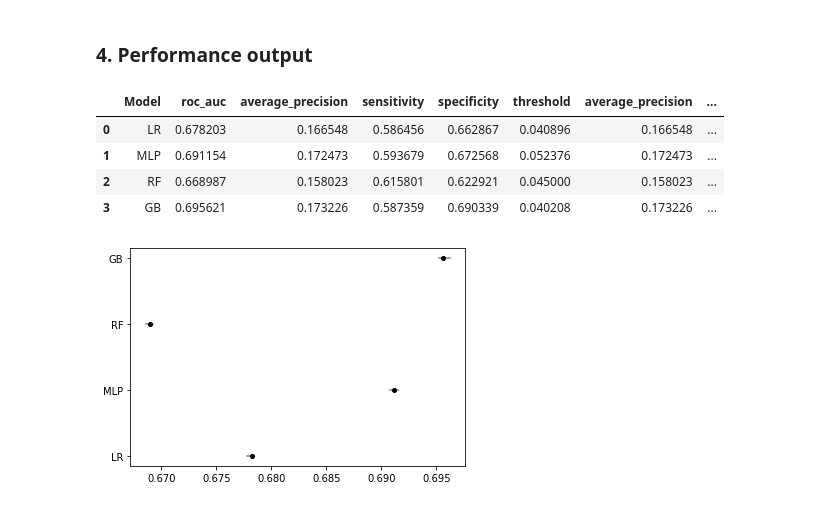
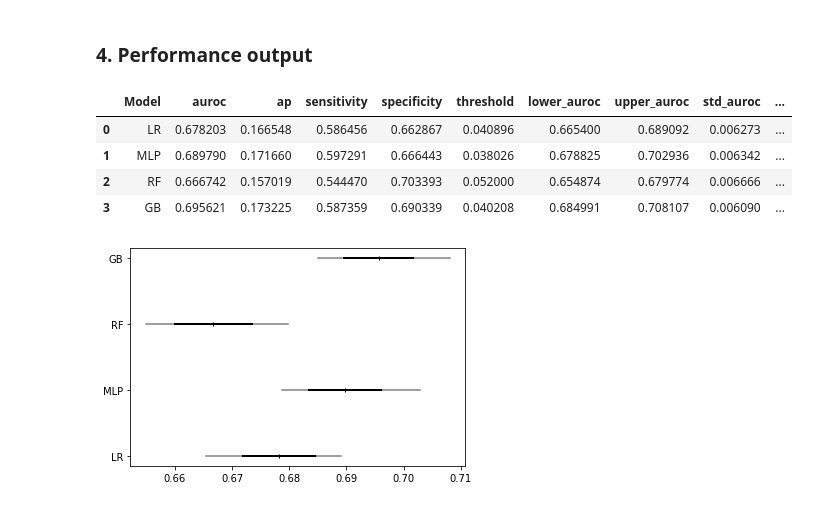
Before and after one commit to nliulab/mimic4ed-benchmark, a Jupyter notebook: Benchmark_scripts/Model_72h_ed_revisit_disposition.ipynb, the cells around one changed output. Cells and saved outputs as stored; diff of their text form; code cells hidden in the pictures.

```diff
--- a/Benchmark_scripts/Model_72h_ed_revisit_disposition.ipynb
+++ b/Benchmark_scripts/Model_72h_ed_revisit_disposition.ipynb
@@ -245,20 +246,20 @@ result_list.append(results)
 ### 4. Performance output
 # %%
 #result_df = pd.read_csv(os.path.join(path, 'result_72h_ed_revivist_disposition.csv'))
-result_df = pd.DataFrame(result_list, columns=['Model', 'roc_auc', 'average_precision', 'sensitivity', 'specificity', 'threshold', 'average_precision', 'lower_auroc', 'upper_auroc', 'lower_ap', 'upper_ap', 'lower_sensitivity', 'upper_sensitivity', 'lower_specificity', 'upper_specificity', 'runtime'])
+result_df = pd.DataFrame(result_list, columns=['Model', 'auroc', 'ap', 'sensitivity', 'specificity', 'threshold', 'lower_auroc', 'upper_auroc', 'std_auroc', 'lower_ap', 'upper_ap', 'std_ap', 'lower_sensitivity', 'upper_sensitivity', 'std_sensitivity', 'lower_specificity', 'upper_specificity', 'std_specificity', 'runtime'])
 result_df.to_csv(os.path.join(path, 'result_72h_ed_revivist_disposition.csv'), index=False)
-result_df.head()
+result_df
 # %% [output]
-|  | Model | roc_auc | average_precision | sensitivity | specificity | threshold | average_precision | ... |
-| 0 | LR | 0.678203 | 0.166548 | 0.586456 | 0.662867 | 0.040896 | 0.166548 | ... |
-| 1 | MLP | 0.691154 | 0.172473 | 0.593679 | 0.672568 | 0.052376 | 0.172473 | ... |
-| 2 | RF | 0.668987 | 0.158023 | 0.615801 | 0.622921 | 0.045000 | 0.158023 | ... |
-| 3 | GB | 0.695621 | 0.173226 | 0.587359 | 0.690339 | 0.040208 | 0.173226 | ... |
+|  | Model | auroc | ap | sensitivity | specificity | threshold | lower_auroc | upper_auroc | std_auroc | ... |
+| 0 | LR | 0.678203 | 0.166548 | 0.586456 | 0.662867 | 0.040896 | 0.665400 | 0.689092 | 0.006273 | ... |
+| 1 | MLP | 0.689790 | 0.171660 | 0.597291 | 0.666443 | 0.038026 | 0.678825 | 0.702936 | 0.006342 | ... |
+| 2 | RF | 0.666742 | 0.157019 | 0.544470 | 0.703393 | 0.052000 | 0.654874 | 0.679774 | 0.006666 | ... |
+| 3 | GB | 0.695621 | 0.173225 | 0.587359 | 0.690339 | 0.040208 | 0.684991 | 0.708107 | 0.006090 | ... |
 # %%
 from helpers import plot_confidence_interval
-plot_confidence_interval(result_df)
+plot_confidence_interval(result_df, metric='auroc', ci=confidence_interval)
 # %% [output]
-[figure, old version]
+[figure, new version]
 # %%
 importance_df = pd.DataFrame(zip(variable, importances), columns=['Variable','Importance'])
 importance_df.to_csv(os.path.join(path, 'importances_72h_ed_revisit_disposition.csv'))
```
Also changed, not shown: parts of 6 cells of this notebook, 3 other files.
